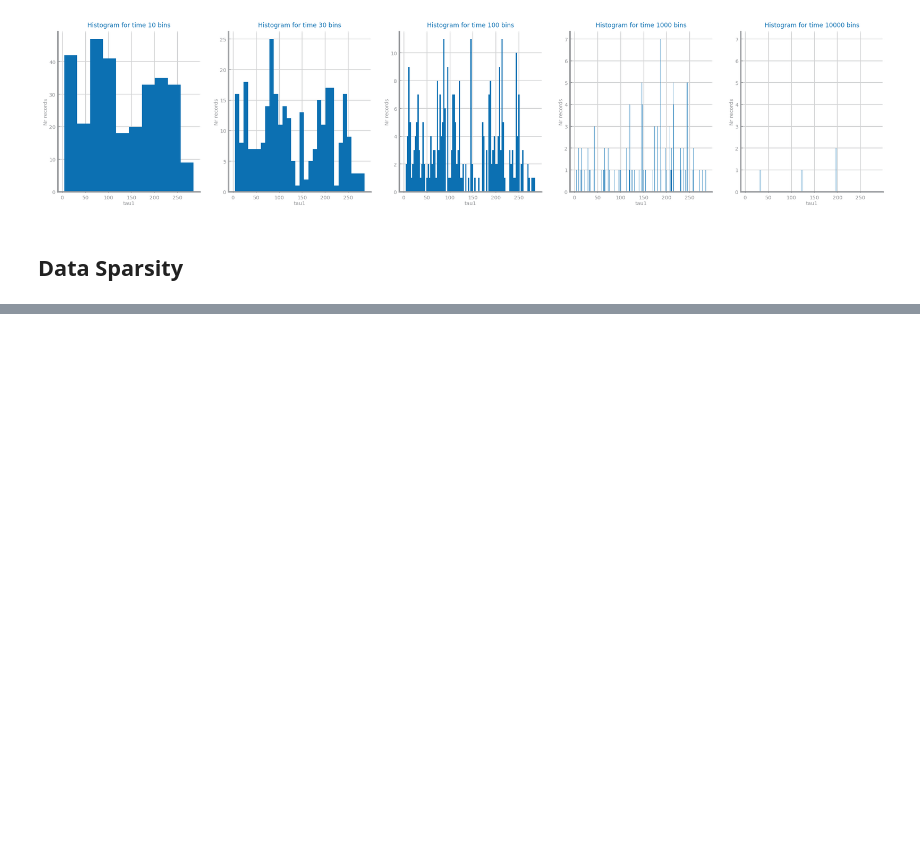
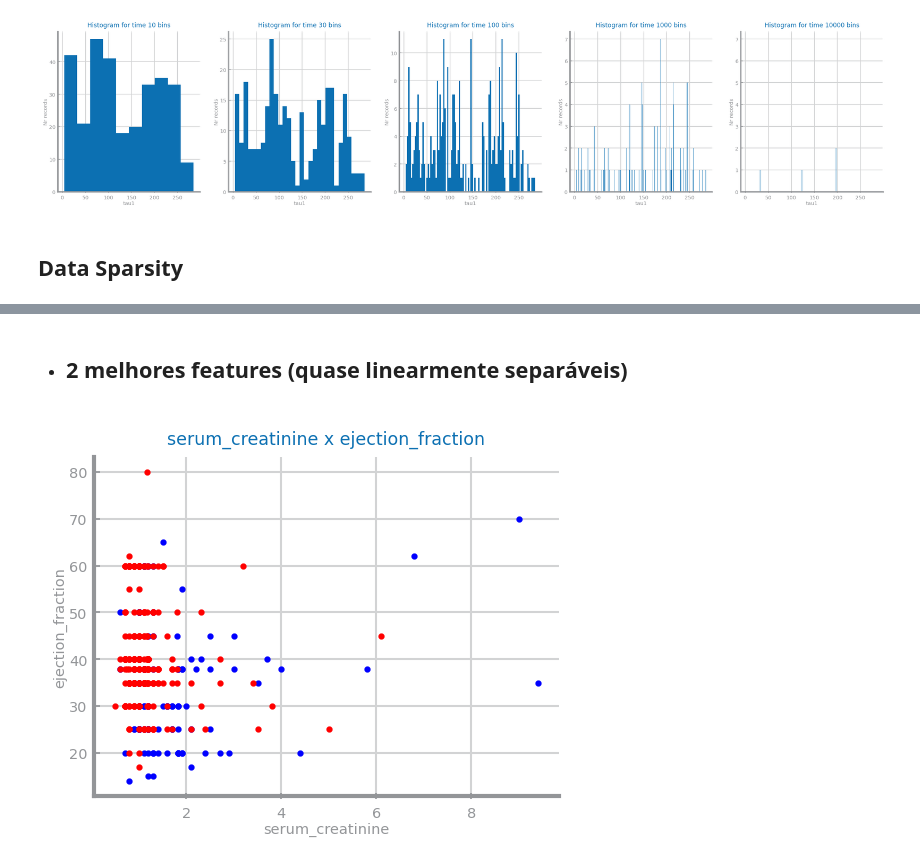
Before and after one commit to joaopalet/DataScience2020, a Jupyter notebook: DataProfiling.ipynb, the cells around one changed output, grey strips where cells are left out. Cells and saved outputs as stored; diff of their text form; code cells hidden in the pictures; blank space fills up the shorter version.

Commit message:
update data profiling

```diff
--- a/DataProfiling.ipynb
+++ b/DataProfiling.ipynb
@@ -164,0 +214,39 @@ plt.show()
+# %% [markdown]
+* ## 2 melhores features (quase linearmente separáveis)
+# %%
+df = data1.copy()
+
+columns = df.select_dtypes(include='number').columns
+rows, cols = len(columns)-1, len(columns)-1
+plt.figure()
+'''fig, axs = plt.subplots(rows, cols, figsize=(cols*4, rows*4), squeeze=False)
+for i in range(len(columns)):
+    var1 = columns[i]
+    for j in range(i+1, len(columns)):
+        var2 = columns[j]
+        axs[i, j-1].set_title("%s x %s"%(var1,var2))
+        axs[i, j-1].set_xlabel(var1)
+        axs[i, j-1].set_ylabel(var2)
+
+        pos = df.loc[df['DEATH_EVENT'] == 1]
+        neg = df.loc[df['DEATH_EVENT'] == 0]
+
+        axs[i, j-1].scatter(pos[var1], pos[var2], c='blue')
+        axs[i, j-1].scatter(neg[var1], neg[var2], c='red')
+        #axs[i, j-1].scatter(data1[var1], data1[var2], c=data1['DEATH_EVENT'], cmap="RdBu")'''
+
+pos = df.loc[df['DEATH_EVENT'] == 1]
+neg = df.loc[df['DEATH_EVENT'] == 0]
+
+var1 = 'serum_creatinine'
+var2 = 'ejection_fraction'
+
+plt.title("%s x %s"%(var1,var2))
+plt.xlabel(var1)
+plt.ylabel(var2)
+
+plt.scatter(pos[var1], pos[var2], c='blue')
+plt.scatter(neg[var1], neg[var2], c='red')
+plt.show()
+# %% [output]
+[figure, added]
```
Also changed, not shown: parts of 3 cells of this notebook.
